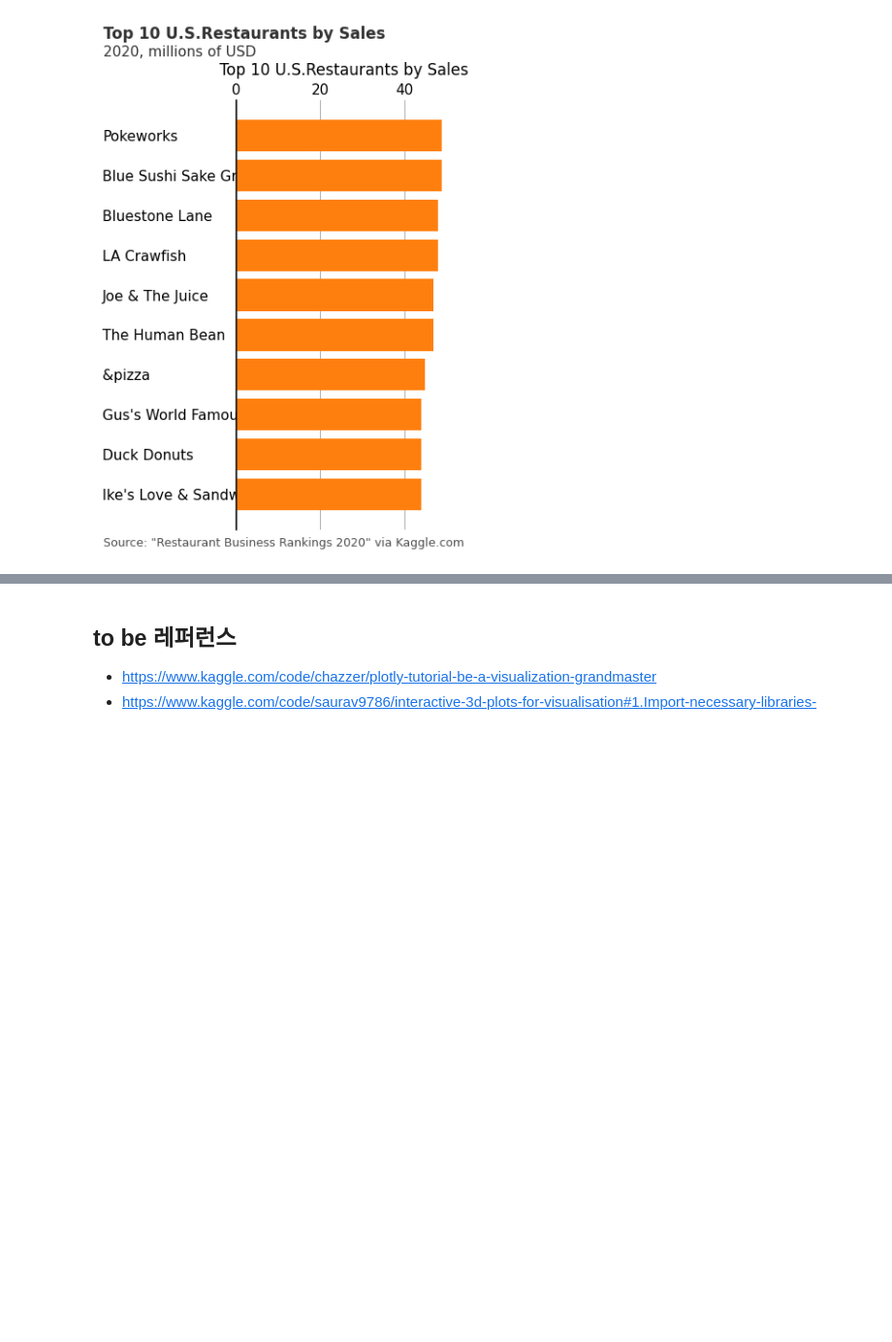
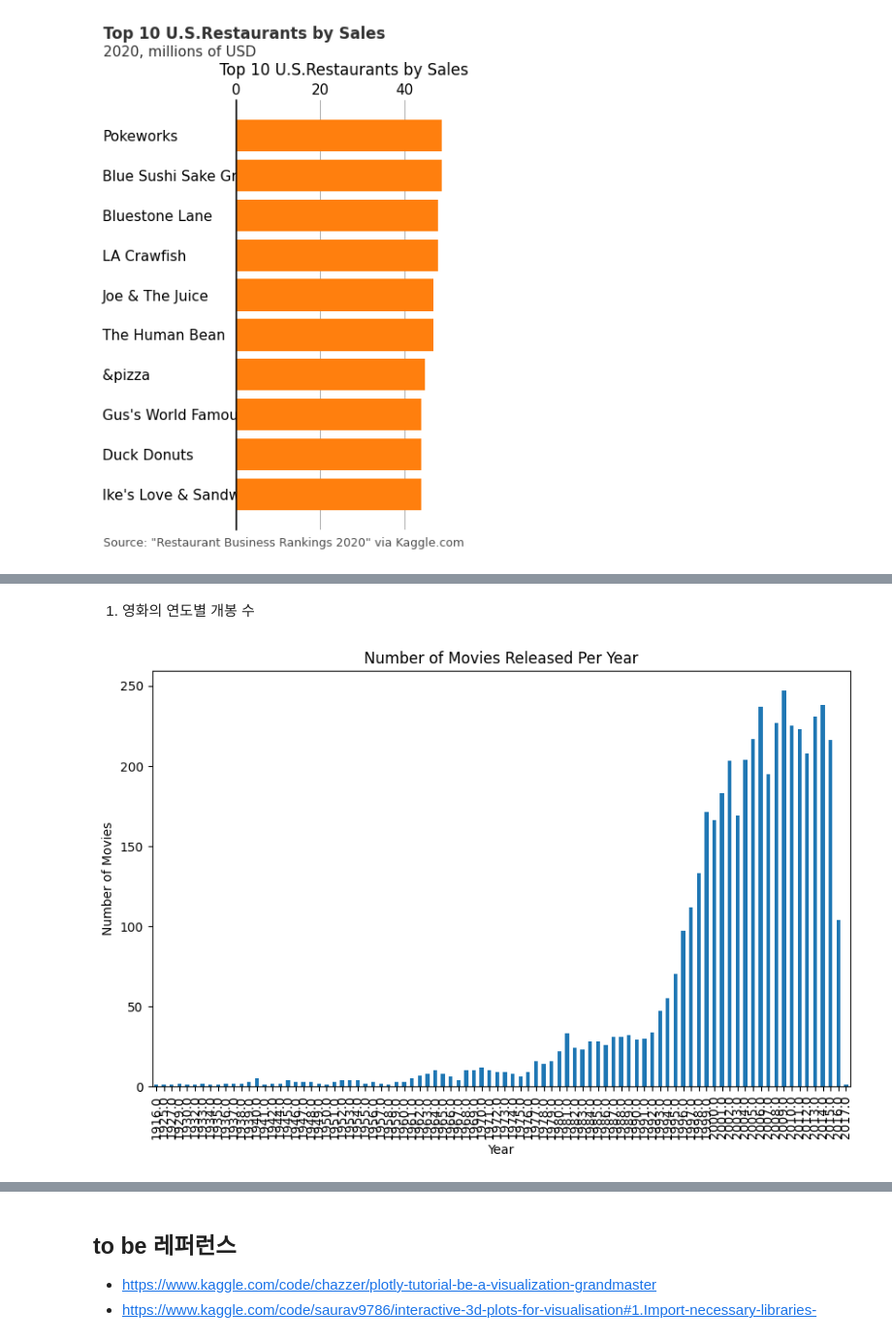
Before and after one commit to normalstory/2024AI_CoachingStudy, a Jupyter notebook: week2_2Matplotlib2.ipynb, the cells around one changed output, grey strips where cells are left out. Shown at 97% size. Drawn from its saved outputs; the diff is of its cells as text; code cells hidden in the pictures; blank space fills up the shorter version.

Commit message:
matplotlib 예제 코드와 데이터(tmdb_5000_movies) 추가

```diff
--- a/week2_2Matplotlib2.ipynb
+++ b/week2_2Matplotlib2.ipynb
@@ -706,0 +717,12 @@ Text(-0.35, 0.08, 'Source: "Restaurant Business Rankings 2020" via Kaggle.com')
+# %%
+import pandas as pd
+
+# 파일 경로
+file_path = 'data/tmdb_5000_movies.csv'
+
+# 데이터 불러오기
+movies = pd.read_csv(file_path)
+
+# 데이터 확인
+movies.info()
+movies.head()
@@ -706,0 +753,20 @@ Text(-0.35, 0.08, 'Source: "Restaurant Business Rankings 2020" via Kaggle.com')
+# %% [markdown]
+1. 영화의 연도별 개봉 수
+# %%
+import matplotlib.pyplot as plt
+
+# 개봉 연도 추출
+movies['release_year'] = pd.to_datetime(movies['release_date'], errors='coerce').dt.year
+
+# 연도별 개봉 수
+yearly_counts = movies['release_year'].value_counts().sort_index()
+
+# 시각화
+plt.figure(figsize=(10, 6))
+yearly_counts.plot(kind='bar')
+plt.title('Number of Movies Released Per Year')
+plt.xlabel('Year')
+plt.ylabel('Number of Movies')
+plt.show()
+# %% [output]
+[figure, added]
```
Also changed, not shown: parts of 12 cells of this notebook, 1 other file.
